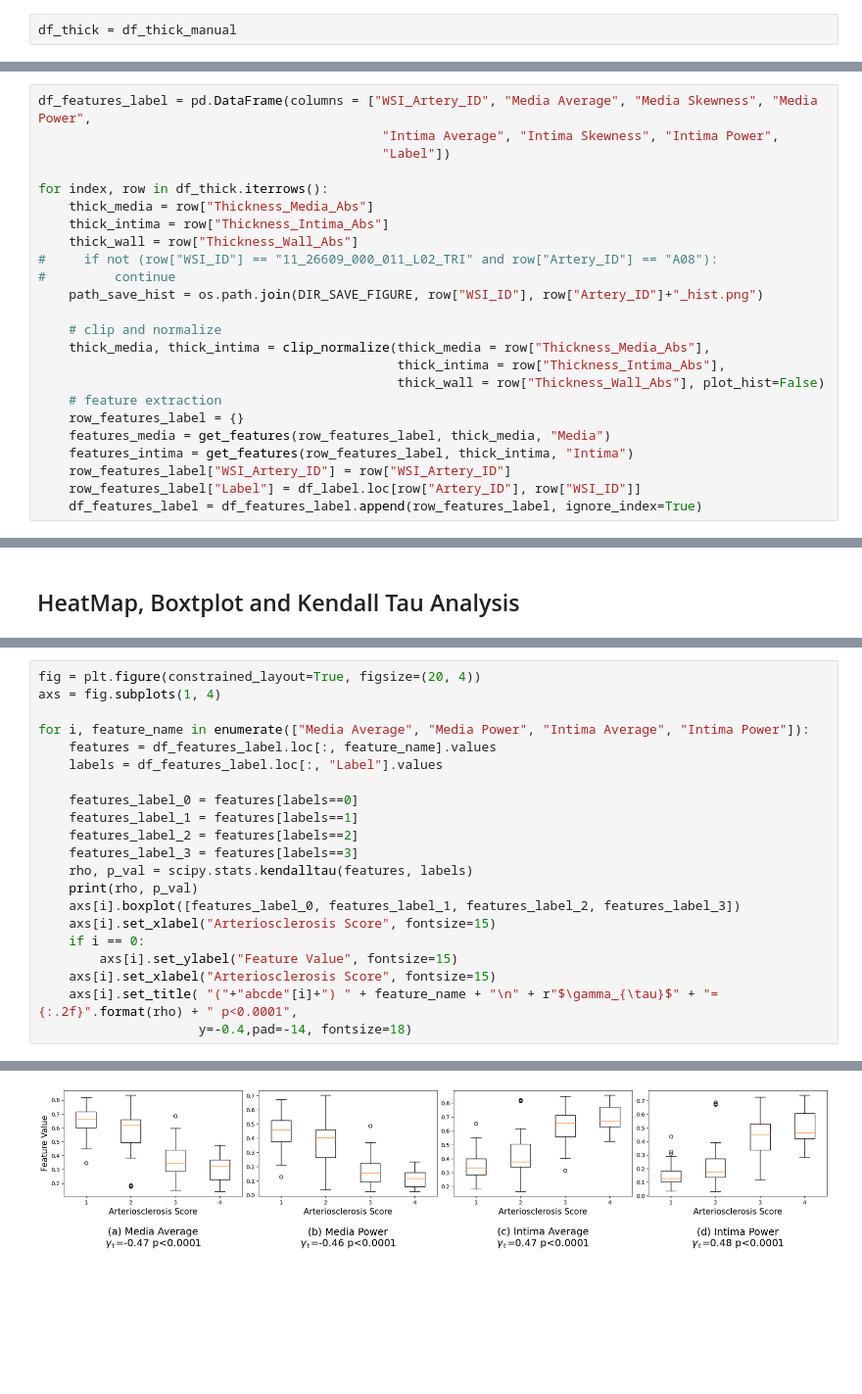
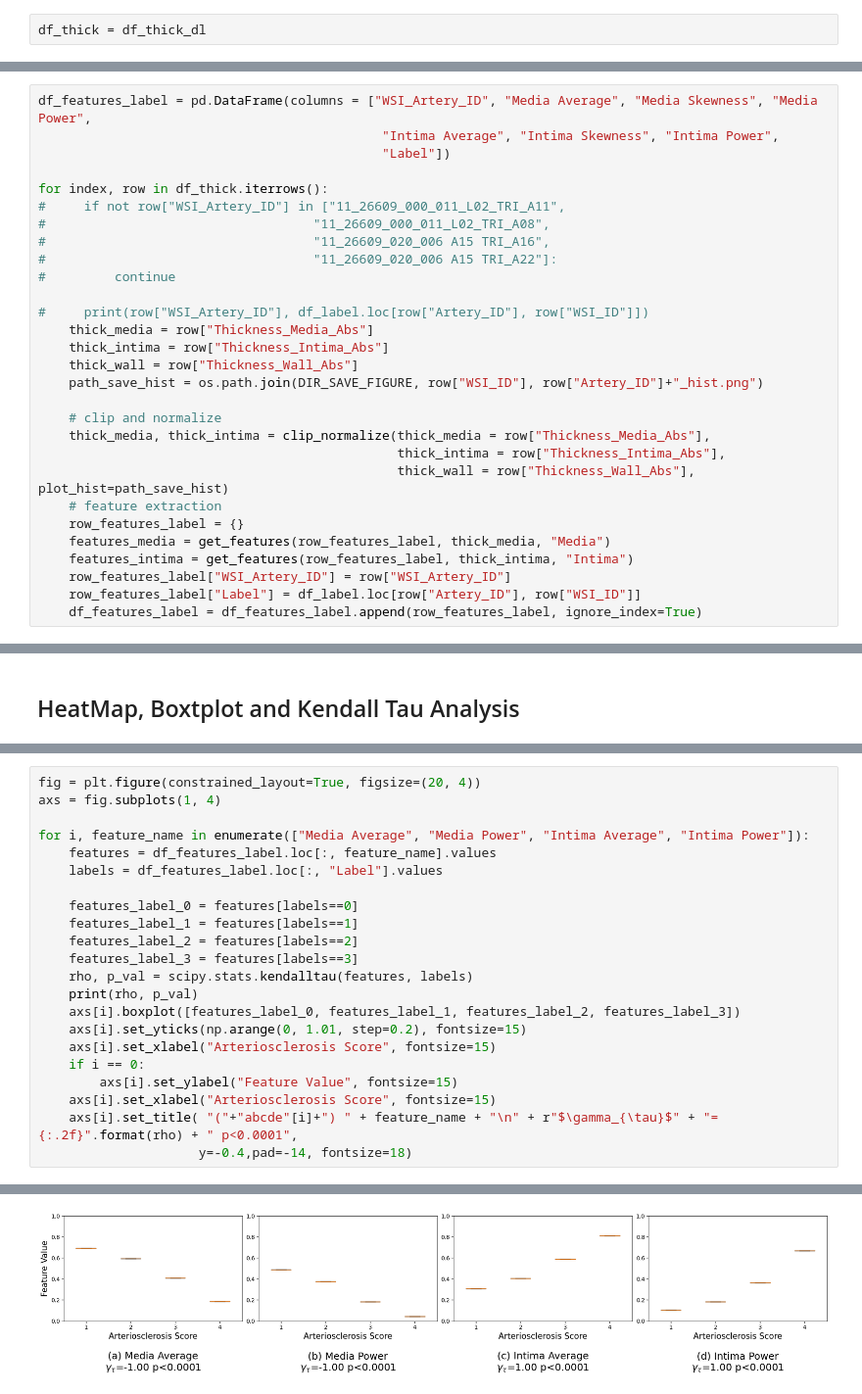
Before and after one commit to K-Harishwar-Reddy/Artery--Feature-Extraction, a Jupyter notebook: stat.ipynb, the cells around one changed output, grey strips where cells are left out. Shown at 98% size. Cells and saved outputs as stored; diff of their text form; blank space fills up the shorter version.

```diff
--- a/stat.ipynb
+++ b/stat.ipynb
@@ -80,7 +86,7 @@ df_thick_manual = df_thick_manual.loc[df_thick_manual.loc[:, "WSI_Artery_ID"].is
 # %% [markdown]
 # Decid Which to Analyze
 # %%
-df_thick = df_thick_manual
+df_thick = df_thick_dl
 # %% [markdown]
 ## Process "Labels.xlsx"
 # %%
@@ -109,17 +115,22 @@ df_features_label = pd.DataFrame(columns = ["WSI_Artery_ID", "Media Average", "M
                                              "Label"])
 
 for index, row in df_thick.iterrows():
+#     if not row["WSI_Artery_ID"] in ["11_26609_000_011_L02_TRI_A11",
+#                                   "11_26609_000_011_L02_TRI_A08",
+#                                   "11_26609_020_006 A15 TRI_A16",
+#                                   "11_26609_020_006 A15 TRI_A22"]:
+#         continue
+
+#     print(row["WSI_Artery_ID"], df_label.loc[row["Artery_ID"], row["WSI_ID"]])
     thick_media = row["Thickness_Media_Abs"]
     thick_intima = row["Thickness_Intima_Abs"]
     thick_wall = row["Thickness_Wall_Abs"]
-#     if not (row["WSI_ID"] == "11_26609_000_011_L02_TRI" and row["Artery_ID"] == "A08"):
-#         continue
     path_save_hist = os.path.join(DIR_SAVE_FIGURE, row["WSI_ID"], row["Artery_ID"]+"_hist.png")
 
     # clip and normalize
     thick_media, thick_intima = clip_normalize(thick_media = row["Thickness_Media_Abs"],
                                                thick_intima = row["Thickness_Intima_Abs"],
-                                               thick_wall = row["Thickness_Wall_Abs"], plot_hist=False)
+                                               thick_wall = row["Thickness_Wall_Abs"], plot_hist=path_save_hist)
     # feature extraction
     row_features_label = {}
     features_media = get_features(row_features_label, thick_media, "Media")
@@ -211,6 +233,7 @@ for i, feature_name in enumerate(["Media Average", "Media Power", "Intima Averag
     rho, p_val = scipy.stats.kendalltau(features, labels)
     print(rho, p_val)
     axs[i].boxplot([features_label_0, features_label_1, features_label_2, features_label_3])
+    axs[i].set_yticks(np.arange(0, 1.01, step=0.2), fontsize=15)
     axs[i].set_xlabel("Arteriosclerosis Score", fontsize=15)
     if i == 0:
         axs[i].set_ylabel("Feature Value", fontsize=15)
@@ -225 +248 @@ for i, feature_name in enumerate(["Media Average", "Media Power", "Intima Averag
-[figure, old version]
+[figure, new version]
```
Also changed, not shown: parts of 8 cells of this notebook, 3 other files.
